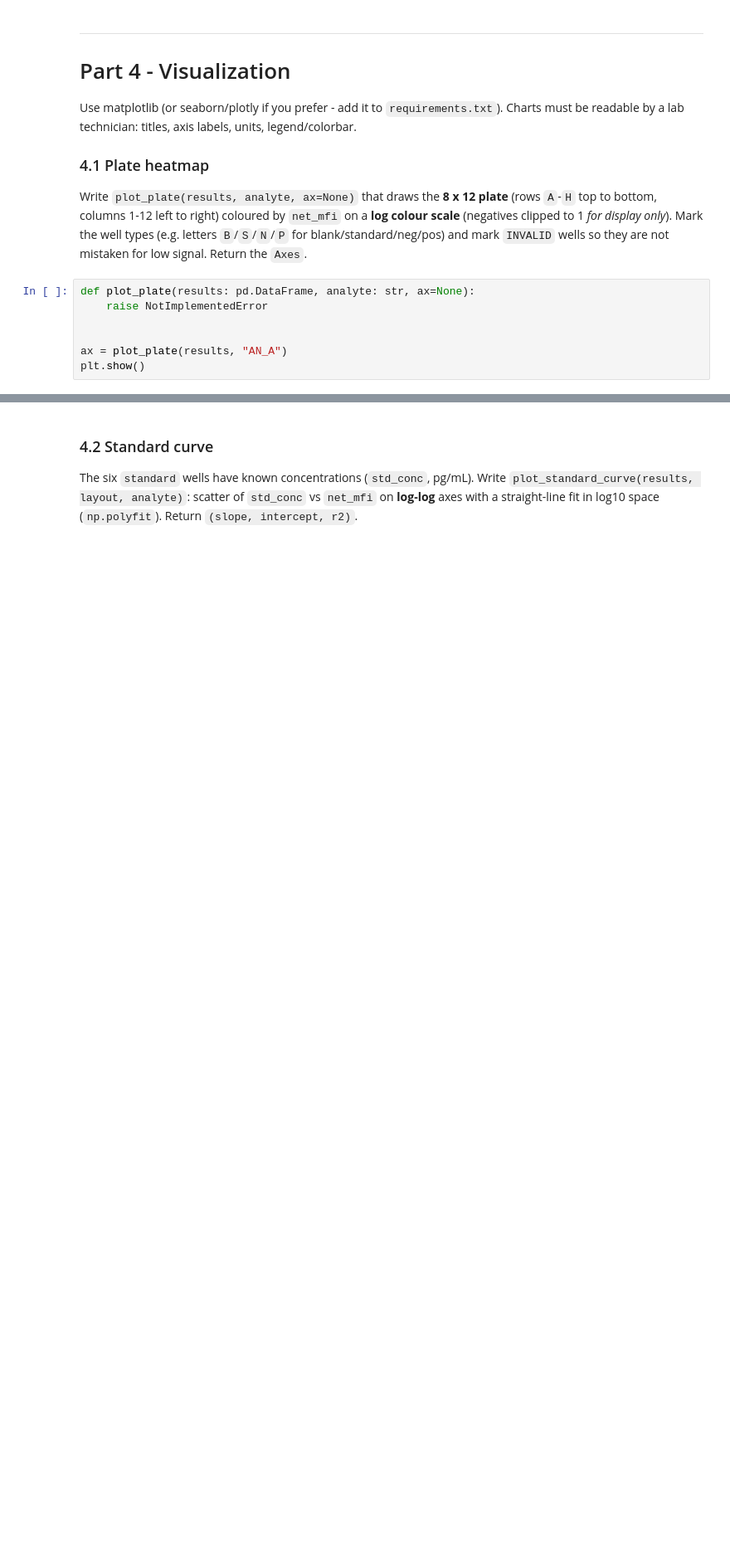
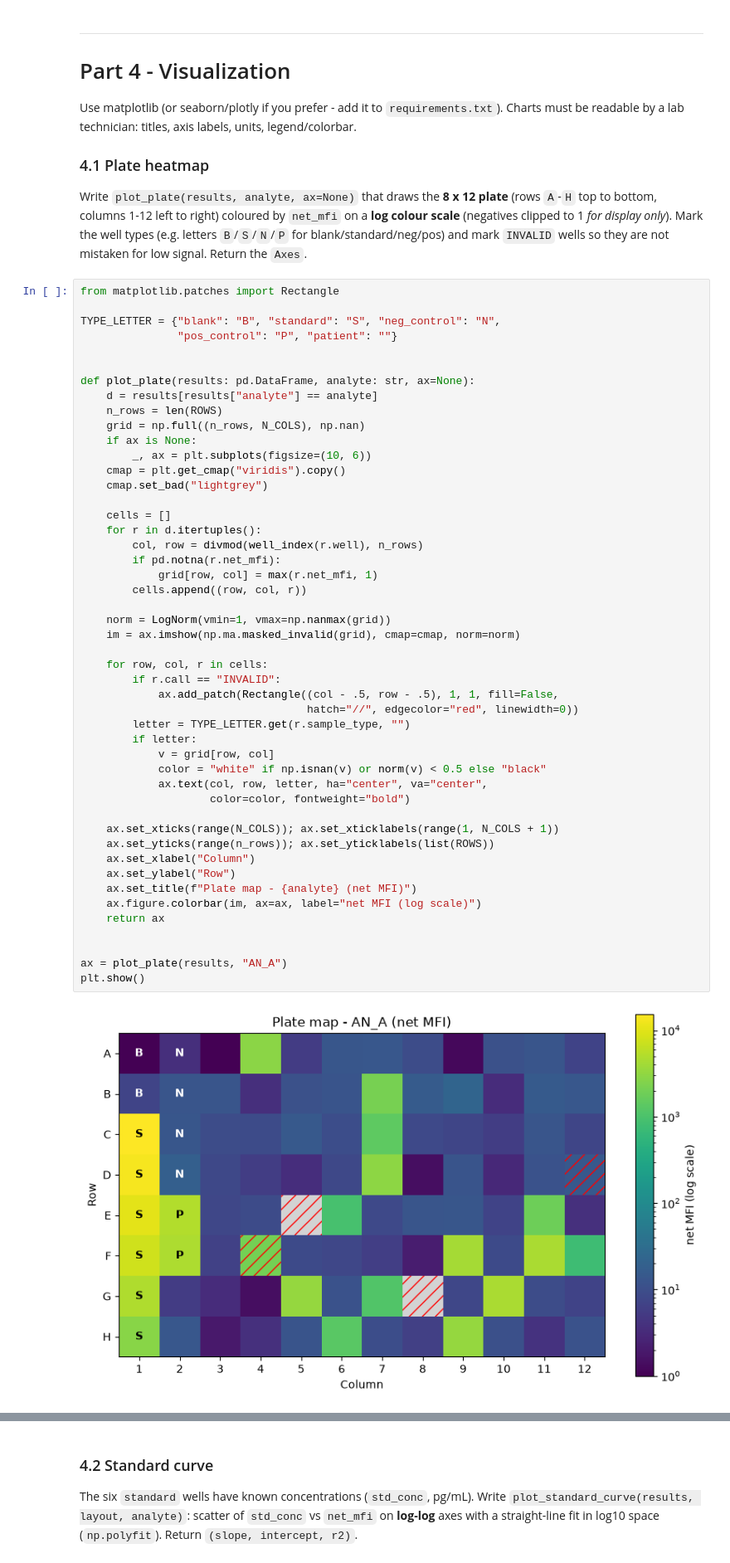
Before and after one commit to IG-jeebas/intern-test, a Jupyter notebook: notebooks/intern_test.ipynb, the cells around one changed output, grey strips where cells are left out. Shown at 83% size. Cells and saved outputs as stored; diff of their text form; blank space fills up the shorter version.

```diff
--- a/notebooks/intern_test.ipynb
+++ b/notebooks/intern_test.ipynb
@@ -826,12 +826,55 @@ Use matplotlib (or seaborn/plotly if you prefer - add it to `requirements.txt`).
 ### 4.1 Plate heatmap
 Write `plot_plate(results, analyte, ax=None)` that draws the **8 x 12 plate** (rows `A`-`H` top to bottom, columns 1-12 left to right) coloured by `net_mfi` on a **log colour scale** (negatives clipped to 1 *for display only*). Mark the well types (e.g. letters `B`/`S`/`N`/`P` for blank/standard/neg/pos) and mark `INVALID` wells so they are not mistaken for low signal. Return the `Axes`.
 # %%
+from matplotlib.patches import Rectangle
+
+TYPE_LETTER = {"blank": "B", "standard": "S", "neg_control": "N",
+               "pos_control": "P", "patient": ""}
+
+
 def plot_plate(results: pd.DataFrame, analyte: str, ax=None):
-    raise NotImplementedError
+    d = results[results["analyte"] == analyte]
+    n_rows = len(ROWS)
+    grid = np.full((n_rows, N_COLS), np.nan)
+    if ax is None:
+        _, ax = plt.subplots(figsize=(10, 6))
+    cmap = plt.get_cmap("viridis").copy()
+    cmap.set_bad("lightgrey")
+
+    cells = []
+    for r in d.itertuples():
+        col, row = divmod(well_index(r.well), n_rows)
+        if pd.notna(r.net_mfi):
+            grid[row, col] = max(r.net_mfi, 1)
+        cells.append((row, col, r))
+
+    norm = LogNorm(vmin=1, vmax=np.nanmax(grid))
+    im = ax.imshow(np.ma.masked_invalid(grid), cmap=cmap, norm=norm)
+
+    for row, col, r in cells:
+        if r.call == "INVALID":
+            ax.add_patch(Rectangle((col - .5, row - .5), 1, 1, fill=False,
+                                   hatch="//", edgecolor="red", linewidth=0))
+        letter = TYPE_LETTER.get(r.sample_type, "")
+        if letter:
+            v = grid[row, col]
+            color = "white" if np.isnan(v) or norm(v) < 0.5 else "black"
+            ax.text(col, row, letter, ha="center", va="center",
+                    color=color, fontweight="bold")
+
+    ax.set_xticks(range(N_COLS)); ax.set_xticklabels(range(1, N_COLS + 1))
+    ax.set_yticks(range(n_rows)); ax.set_yticklabels(list(ROWS))
+    ax.set_xlabel("Column")
+    ax.set_ylabel("Row")
+    ax.set_title(f"Plate map - {analyte} (net MFI)")
+    ax.figure.colorbar(im, ax=ax, label="net MFI (log scale)")
+    return ax
 
 
 ax = plot_plate(results, "AN_A")
 plt.show()
+# %% [output]
+[figure, added]
 # %%
 check("returns an Axes with an image", lambda: hasattr(ax, "images") and len(ax.images) == 1)
 check("grid is 8 x 12", lambda: ax.images[0].get_array().shape == (8, 12))
```
Also changed, not shown: parts of 5 cells of this notebook.
